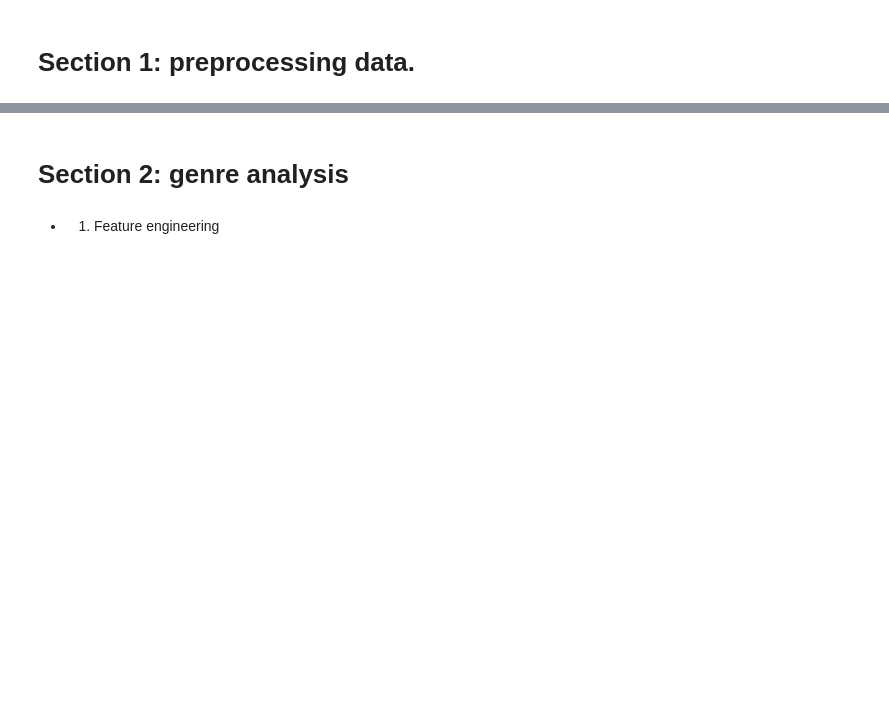
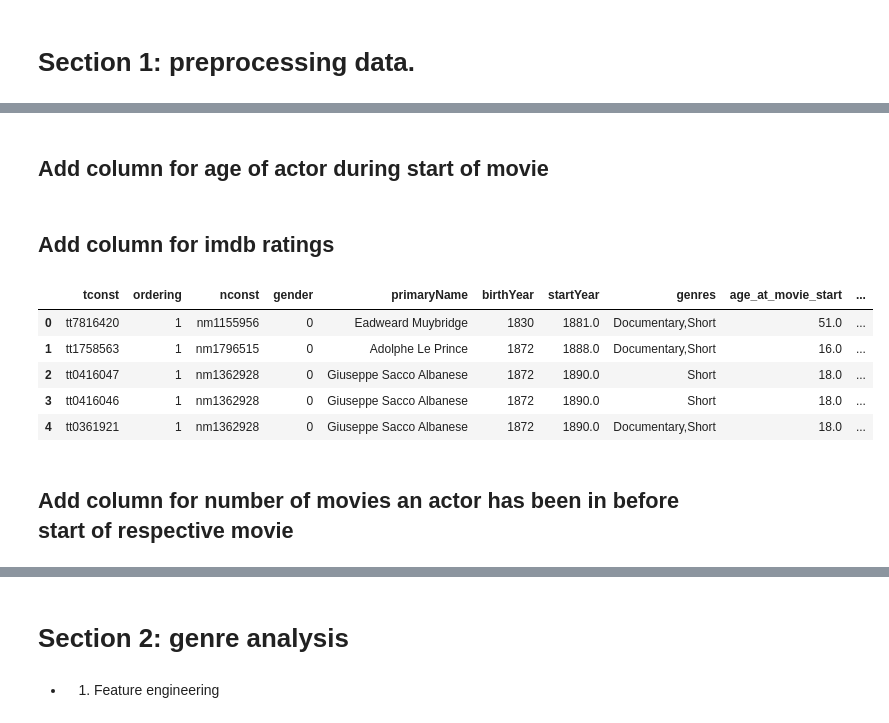
Before and after one commit to epfl-ada/ada-2022-project-jash, a Jupyter notebook: submission.ipynb, the cells around one changed output, grey strips where cells are left out. Cells and saved outputs as stored; diff of their text form; code cells hidden in the pictures; blank space fills up the shorter version.

```diff
--- a/submission.ipynb
+++ b/submission.ipynb
@@ -20,0 +18,11 @@ import plotly.express as px
+# %%
+# Please add all preprocessing code here.
+
+# loading imdb actor information
+actors_raw = pd.read_csv('data/name.basics.tsv', sep='\t')
+
+# filter out rows with missing data cruical for analysis
+actors_raw = actors_raw[actors_raw["birthYear"] != r"\N"]
+
+# loading imdb's principals
+principals_raw = pd.read_csv('data/title.principals.tsv', sep='\t')
@@ -20,0 +50,9 @@ import plotly.express as px
+# %%
+# groupby actors
+total_actor_experience = principal_actors.groupby(["nconst"]).count()
+actor_to_experience = {}
+for row in total_actor_experience.iterrows():
+    actor_to_experience[row[0]] = row[1]["tconst"]
+
+principal_actors.dropna(inplace=True)
+principal_actors.head()
@@ -20,0 +66,36 @@ import plotly.express as px
+# %% [markdown]
+## Add column for age of actor during start of movie
+# %%
+# load in movie data and select relevent columns: tconst and startYear
+movies_raw = pd.read_csv("data/title.basics.tsv", sep="\t")[["tconst", "startYear", "genres"]]
+
+# filter out rows with missing data cruical for analysis
+movies_raw = movies_raw[movies_raw["startYear"] != r"\N"]
+
+# join movie data with actors
+actor_movie_combi = principal_actors.merge(movies_raw, how="left", on="tconst")
+
+# cast year columns to numeric in order to calculate
+actor_movie_combi["startYear"] = pd.to_numeric(actor_movie_combi["startYear"]) # errors parameter for the case when date not given
+actor_movie_combi["birthYear"] = pd.to_numeric(actor_movie_combi["birthYear"]) # errors parameter for the case when date not given
+
+# add age_at_movie_start column
+actor_movie_combi["age_at_movie_start"] = actor_movie_combi["startYear"] - actor_movie_combi["birthYear"]
+# %% [markdown]
+## Add column for imdb ratings
+# %%
+# load in imdb ratings
+ratings_raw = pd.read_csv('data/title.ratings.tsv', sep='\t')
+
+# add ratings to overall data set
+actor_movie_combi = actor_movie_combi.merge(ratings_raw, how="left", on="tconst")
+actor_movie_combi.head()
+# %% [output]
+|  | tconst | ordering | nconst | gender | primaryName | birthYear | startYear | genres | age_at_movie_start | ... |
+| 0 | tt7816420 | 1 | nm1155956 | 0 | Eadweard Muybridge | 1830 | 1881.0 | Documentary,Short | 51.0 | ... |
+| 1 | tt1758563 | 1 | nm1796515 | 0 | Adolphe Le Prince | 1872 | 1888.0 | Documentary,Short | 16.0 | ... |
+| 2 | tt0416047 | 1 | nm1362928 | 0 | Giuseppe Sacco Albanese | 1872 | 1890.0 | Short | 18.0 | ... |
+| 3 | tt0416046 | 1 | nm1362928 | 0 | Giuseppe Sacco Albanese | 1872 | 1890.0 | Short | 18.0 | ... |
+| 4 | tt0361921 | 1 | nm1362928 | 0 | Giuseppe Sacco Albanese | 1872 | 1890.0 | Documentary,Short | 18.0 | ... |
+# %% [markdown]
+## Add column for number of movies an actor has been in before start of respective movie
```
Also changed, not shown: parts of 9 cells of this notebook.
